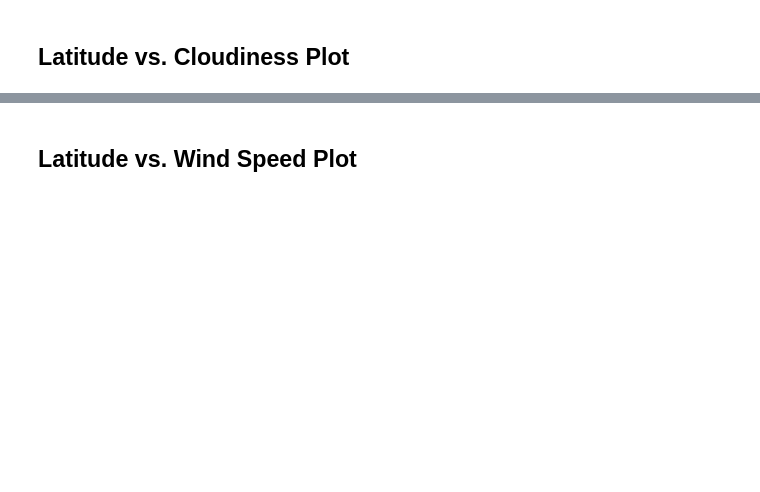
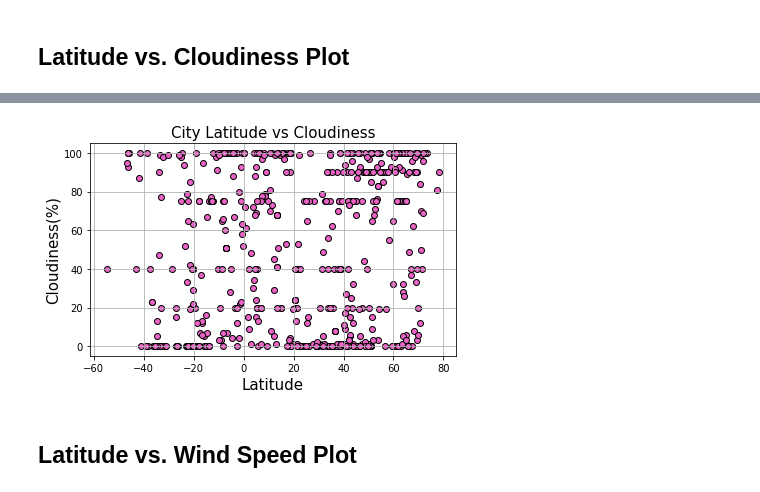
Before and after one commit to skumble27/python-api-challenge, a Jupyter notebook: WeatherPy/WeatherPy_Draft2.ipynb, the cells around one changed output, grey strips where cells are left out. Saved outputs shown, nothing was run; the diff lists cells and outputs as text; code cells hidden in the pictures; blank space fills up the shorter version.

```diff
--- a/WeatherPy/WeatherPy_Draft2.ipynb
+++ b/WeatherPy/WeatherPy_Draft2.ipynb
@@ -209,2 +230,16 @@ y_temperature = clean_city_data['Max Temp']
+# %%
+# We will set a new y_ variable pertaining to Cloudiness
+y_cloudiness = clean_city_data['Cloudiness']
+fig1, ax1 = plt.subplots()
+ax1.set_title('City Latitude vs Cloudiness',fontsize=15)
+ax1.set_ylabel('Cloudiness(%)', fontsize=15)
+ax1.set_xlabel('Latitude',fontsize=15)
+ax1.scatter(x_lattitude,y_cloudiness, edgecolors='black',c='#eb63c6')
+ax1.grid(True)
+fig1.tight_layout()
+plt.savefig('../Images/Latitude_vs_Cloudiness.png')
+plt.show()
+# %% [output]
+[figure, added]
 # %% [markdown]
 ## Latitude vs. Wind Speed Plot
```
Also changed, not shown: parts of 14 cells of this notebook, 6 other files.
